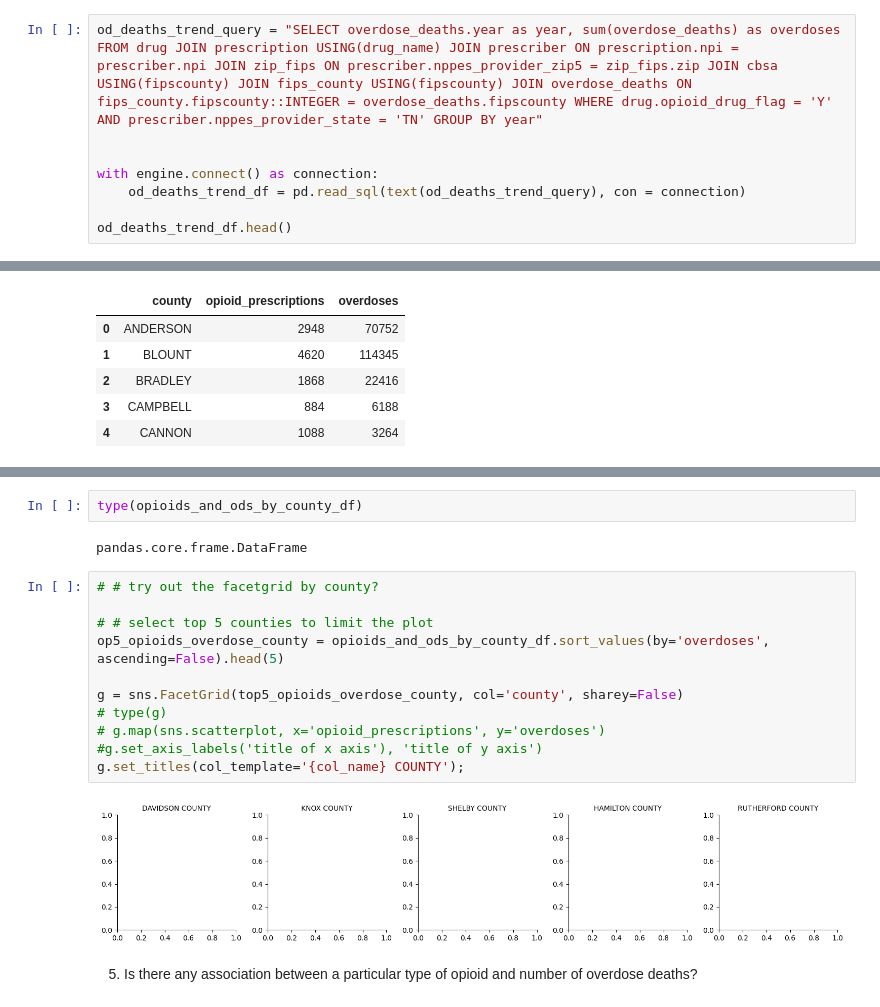
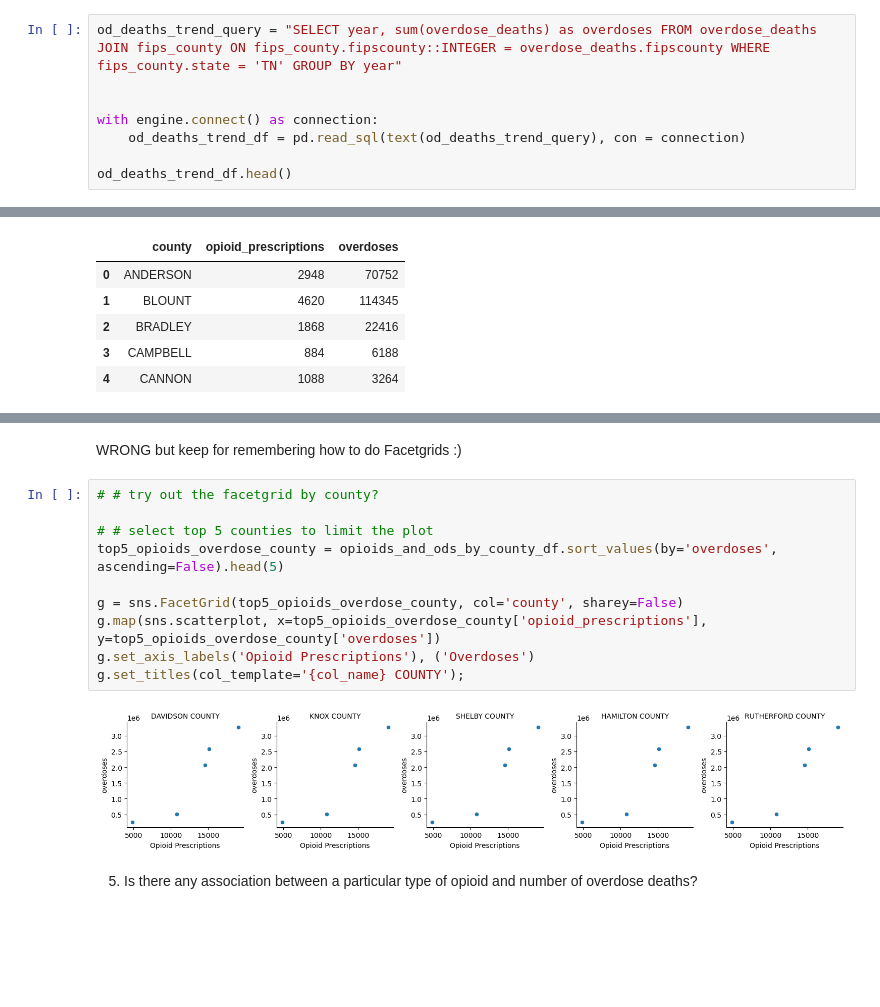
Before and after one commit to NSS-Data-Analytics-Cohort-12/prescribers-python-da12-v2-90-jen, a Jupyter notebook: notebooks/prescribers.ipynb, the cells around one changed output, grey strips where cells are left out. Drawn from its saved outputs; the diff is of its cells as text; blank space fills up the shorter version.

```diff
--- a/notebooks/prescribers.ipynb
+++ b/notebooks/prescribers.ipynb
@@ -157,7 +148,7 @@ plt.show()
 # %% [markdown]
 3. What did the trend in overdose deaths due to opioids look like in Tennessee from 2015 to 2018?
 # %%
-od_deaths_trend_query = "SELECT overdose_deaths.year as year, sum(overdose_deaths) as overdoses FROM drug JOIN prescription USING(drug_name) JOIN prescriber ON prescription.npi = prescriber.npi JOIN zip_fips ON prescriber.nppes_provider_zip5 = zip_fips.zip JOIN cbsa USING(fipscounty) JOIN fips_county USING(fipscounty) JOIN overdose_deaths ON fips_county.fipscounty::INTEGER = overdose_deaths.fipscounty WHERE drug.opioid_drug_flag = 'Y' AND prescriber.nppes_provider_state = 'TN' GROUP BY year"
+od_deaths_trend_query = "SELECT year, sum(overdose_deaths) as overdoses FROM overdose_deaths JOIN fips_county ON fips_county.fipscounty::INTEGER = overdose_deaths.fipscounty WHERE fips_county.state = 'TN' GROUP BY year"
 
 
 with engine.connect() as connection:
@@ -230,20 +209,17 @@ plt.show()
-# %%
-type(opioids_and_ods_by_county_df)
-# %% [output]
-pandas.core.frame.DataFrame
+# %% [markdown]
+WRONG but keep for remembering how to do Facetgrids :)
 # %%
 # # try out the facetgrid by county?
 
 # # select top 5 counties to limit the plot
-op5_opioids_overdose_county = opioids_and_ods_by_county_df.sort_values(by='overdoses', ascending=False).head(5)
+top5_opioids_overdose_county = opioids_and_ods_by_county_df.sort_values(by='overdoses', ascending=False).head(5)
 
 g = sns.FacetGrid(top5_opioids_overdose_county, col='county', sharey=False)
-# type(g)
-# g.map(sns.scatterplot, x='opioid_prescriptions', y='overdoses')
-#g.set_axis_labels('title of x axis'), 'title of y axis')
+g.map(sns.scatterplot, x=top5_opioids_overdose_county['opioid_prescriptions'], y=top5_opioids_overdose_county['overdoses'])
+g.set_axis_labels('Opioid Prescriptions'), ('Overdoses')
 g.set_titles(col_template='{col_name} COUNTY');
 # %% [output]
-[figure, old version]
+[figure, new version]
 # %% [markdown]
 5. Is there any association between a particular type of opioid and number of overdose deaths?
 # %%
```
Also changed, not shown: parts of 13 cells of this notebook.
